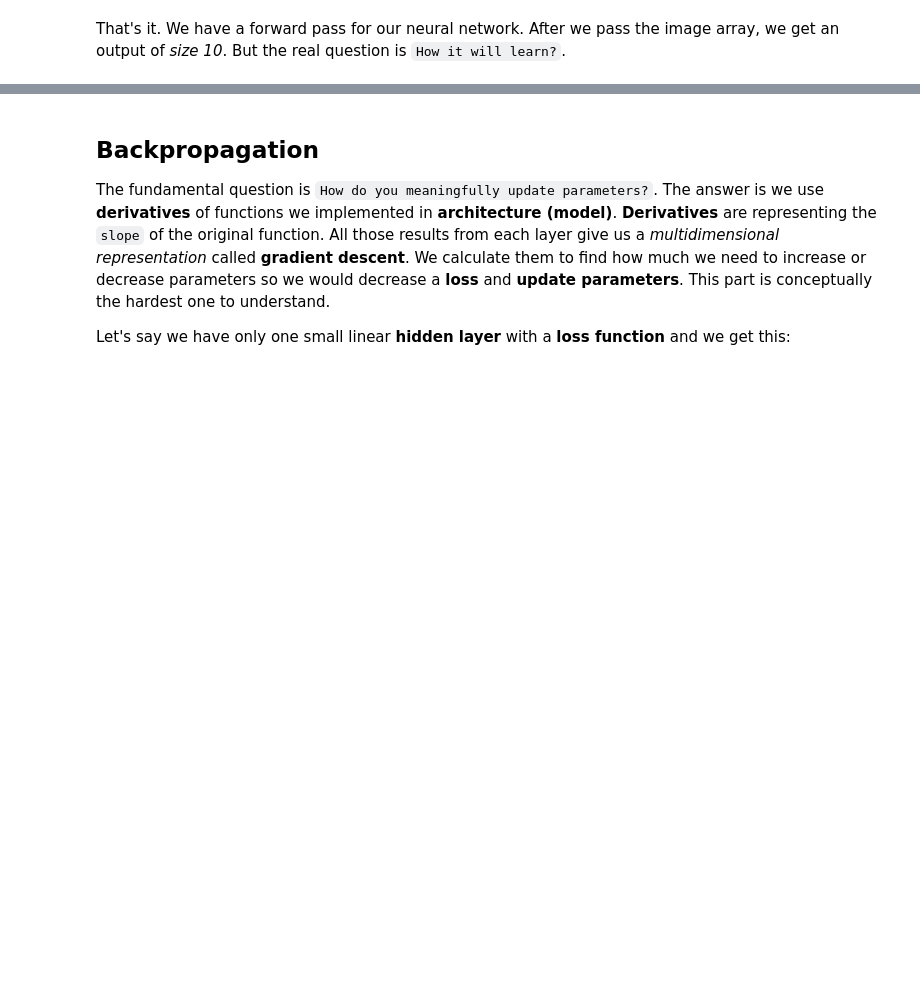
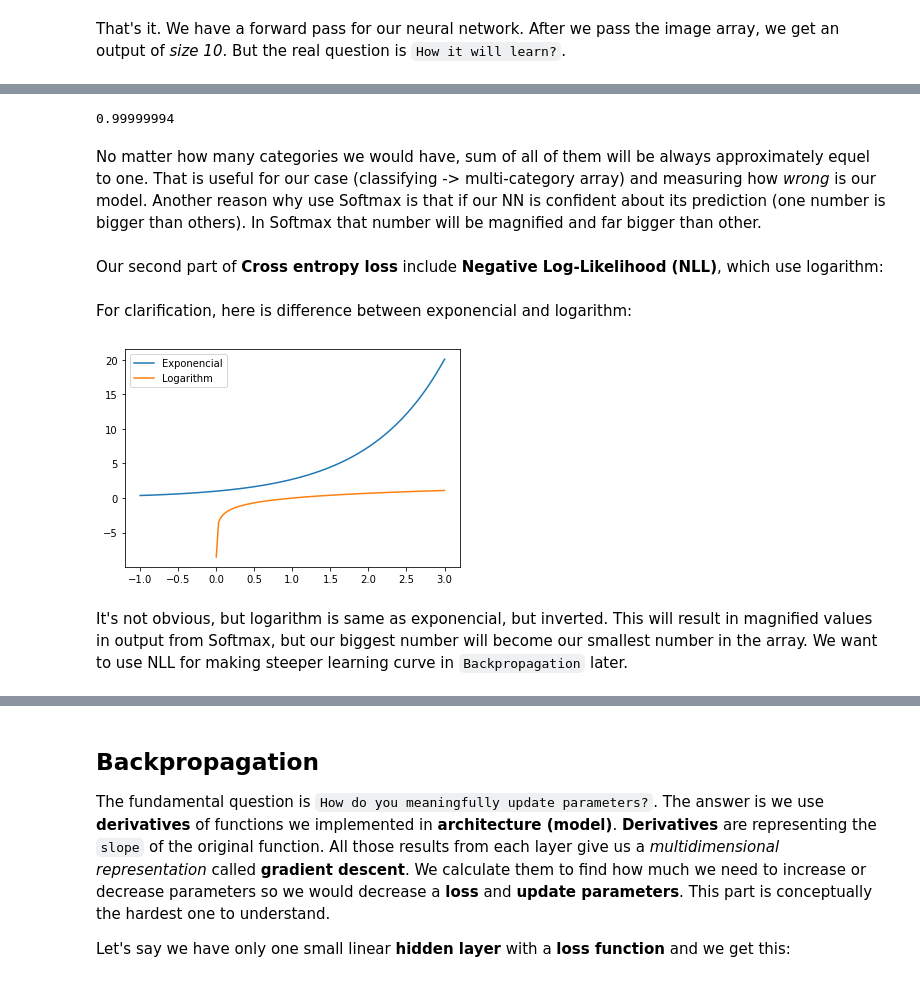
Before and after one commit to ludius0/my-blog, a Jupyter notebook: _notebooks/2020-12-14-Neural-network-from-scratch.ipynb, the cells around one changed output, grey strips where cells are left out. Saved outputs shown, nothing was run; the diff lists cells and outputs as text; code cells hidden in the pictures; blank space fills up the shorter version.

```diff
--- a/_notebooks/2020-12-14-Neural-network-from-scratch.ipynb
+++ b/_notebooks/2020-12-14-Neural-network-from-scratch.ipynb
@@ -336,0 +353,8 @@ We can see its **prediction** is wrong. We can calculate **error** simply like `
+# %%
+s_out.sum()
+# %% [output]
+0.99999994
+# %% [markdown]
+No matter how many categories we would have, sum of all of them will be always approximately equel to one. That is useful for our case (classifying -> multi-category array) and measuring how *wrong* is our model. Another reason why use Softmax is that if our NN is confident about its prediction (one number is bigger than others). In Softmax that number will be magnified and far bigger than other.
+# %% [markdown]
+Our second part of **Cross entropy loss** include **Negative Log-Likelihood (NLL)**, which use logarithm:
@@ -336,0 +363,16 @@ We can see its **prediction** is wrong. We can calculate **error** simply like `
+# %% [markdown]
+For clarification, here is difference between exponencial and logarithm:
+# %%
+#hide-input
+x = np.linspace(-1, 3, 100)
+y = np.exp(x)
+plt.plot(x, y)
+x = np.linspace(0.0002, 3, 100)
+y = np.log(x)
+plt.plot(x, y)
+plt.legend(["Exponencial", "Logarithm"])
+plt.show()
+# %% [output]
+[figure, added]
+# %% [markdown]
+It's not obvious, but logarithm is same as exponencial, but inverted. This will result in magnified values in output from Softmax, but our biggest number will become our smallest number in the array. We want to use NLL for making steeper learning curve in `Backpropagation` later.
```
Also changed, not shown: parts of 49 cells of this notebook, 1 other file.
